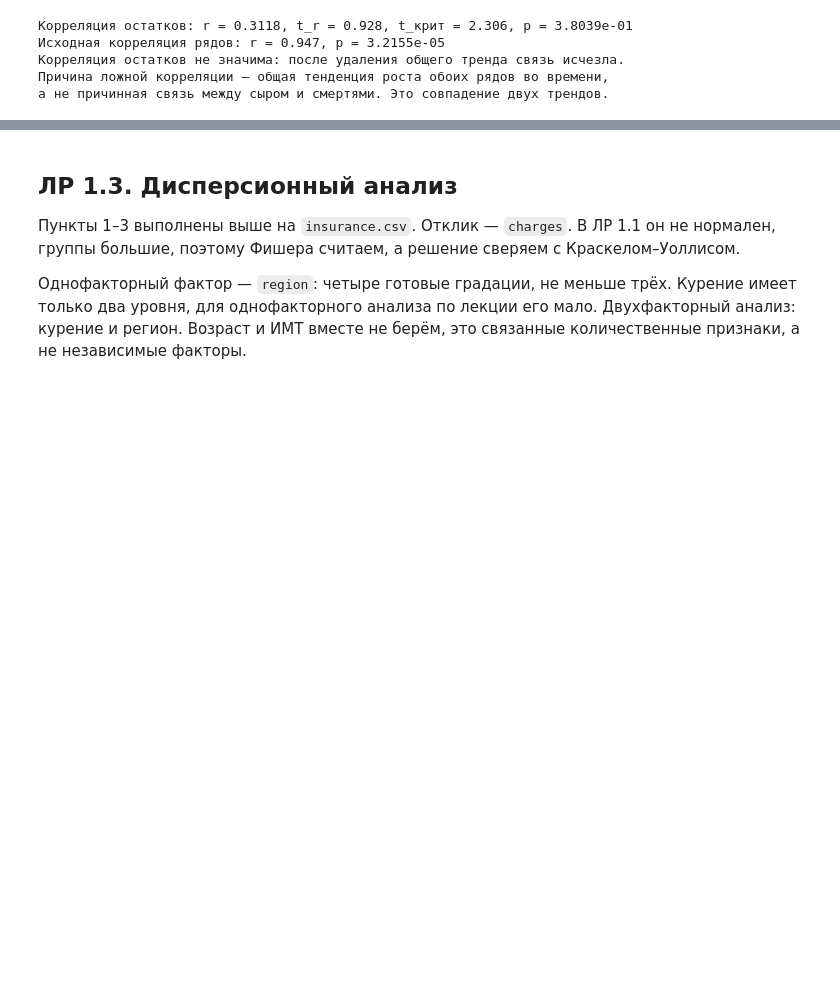
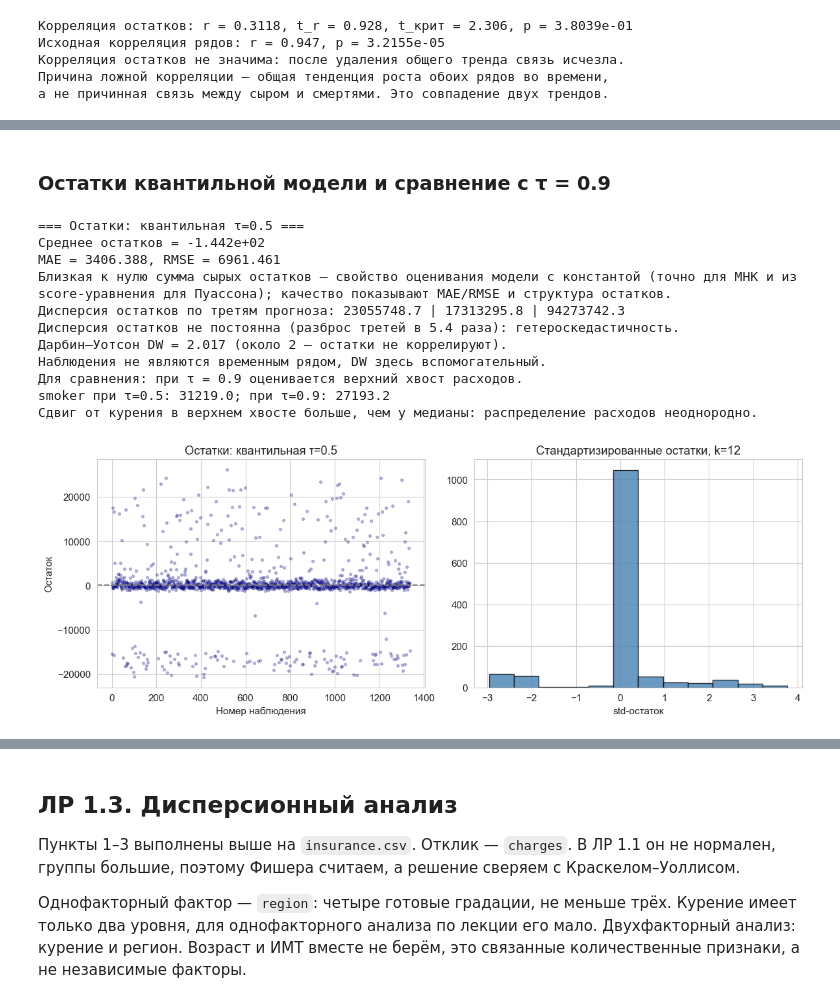
Before and after one commit to vit303/mad_1, a Jupyter notebook: new_dataset.ipynb, the cells around one changed output, grey strips where cells are left out. Drawn from its saved outputs; the diff is of its cells as text; code cells hidden in the pictures; blank space fills up the shorter version.

```diff
--- a/new_dataset.ipynb
+++ b/new_dataset.ipynb
@@ -928,0 +1039,9 @@ print("Пуассон формально значим по отношению п
+# %%
+q50 = smf.quantreg(lin_formula, data=df).fit(q=0.5)
+print("Квантильная регрессия, τ = 0.5 (условная медиана)")
+write_equation(q50, "Q_{0.5}(charges | X)")
+print(f"\nпсевдо-R² (Koenker) = {q50.prsquared:.4f}")
+print("AIC/BIC для квантильной модели в гауссовском виде не считаем: правдоподобие не нормальное.")
+print(f"\n{'Коэффициент':<22} {'оценка':>12} {'t':>10} {'p':>12}")
+for name, coef in q50.params.items():
+    print(f"{short_term(name):<22} {coef:12.4f} {q50.tvalues[name]:10.2f} {fmt_p(q50.pvalues[name]):>12}")
@@ -928,0 +1065,23 @@ print("Пуассон формально значим по отношению п
+# %% [markdown]
+### Остатки квантильной модели и сравнение с τ = 0.9
+# %%
+residual_report(df[y_name], q50.fittedvalues, "квантильная τ=0.5", ordered=False)
+print("Для сравнения: при τ = 0.9 оценивается верхний хвост расходов.")
+q90 = smf.quantreg(lin_formula, data=df).fit(q=0.9)
+smoker_key = "C(smoker, Treatment(reference='no'))[T.yes]"
+print(f"smoker при τ=0.5: {q50.params[smoker_key]:.1f}; "
+      f"при τ=0.9: {q90.params[smoker_key]:.1f}")
+print("Сдвиг от курения в верхнем хвосте больше, чем у медианы: распределение расходов неоднородно.")
+# %% [output]
+=== Остатки: квантильная τ=0.5 ===
+Среднее остатков = -1.442e+02
+MAE = 3406.388, RMSE = 6961.461
+Близкая к нулю сумма сырых остатков — свойство оценивания модели с константой (точно для МНК и из score-уравнения для Пуассона); качество показывают MAE/RMSE и структура остатков.
+Дисперсия остатков по третям прогноза: 23055748.7 | 17313295.8 | 94273742.3
+Дисперсия остатков не постоянна (разброс третей в 5.4 раза): гетероскедастичность.
+Дарбин–Уотсон DW = 2.017 (около 2 — остатки не коррелируют).
+Наблюдения не являются временным рядом, DW здесь вспомогательный.
+Для сравнения: при τ = 0.9 оценивается верхний хвост расходов.
+smoker при τ=0.5: 31219.0; при τ=0.9: 27193.2
+Сдвиг от курения в верхнем хвосте больше, чем у медианы: распределение расходов неоднородно.
+[figure, added]
```
Also changed, not shown: parts of 31 cells of this notebook.
